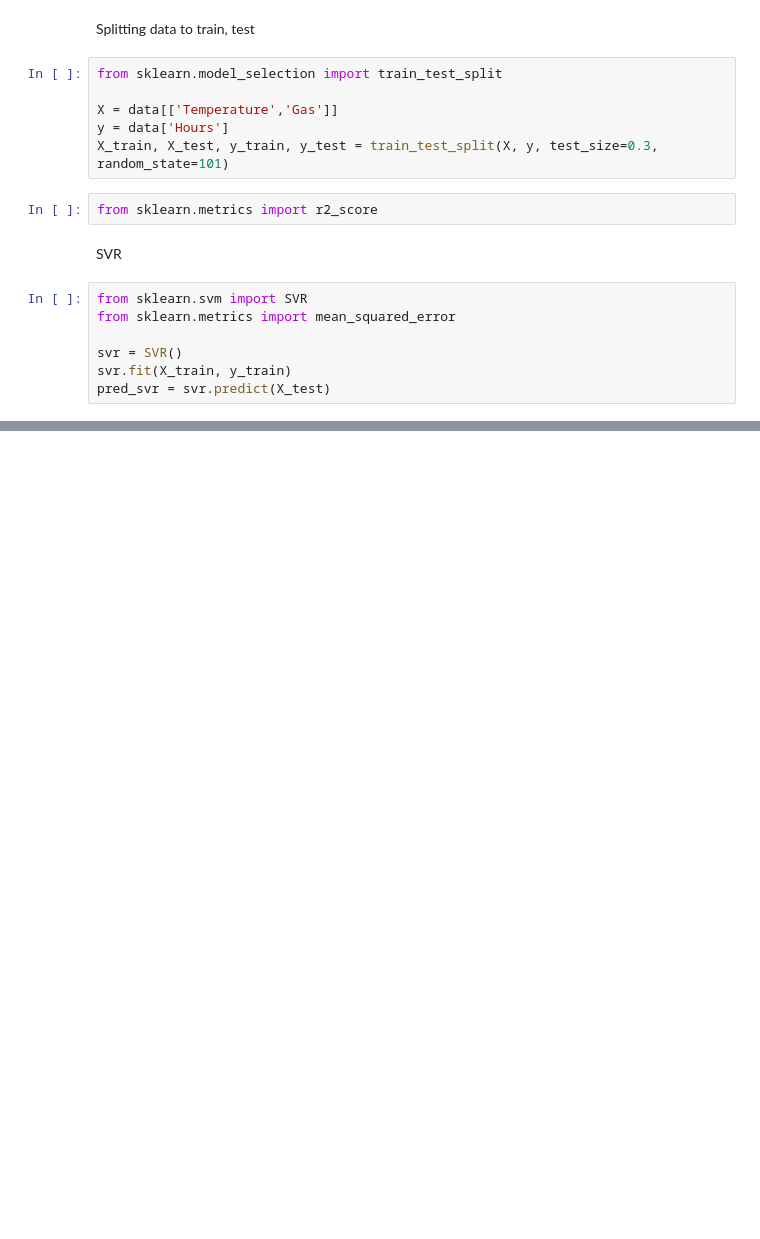
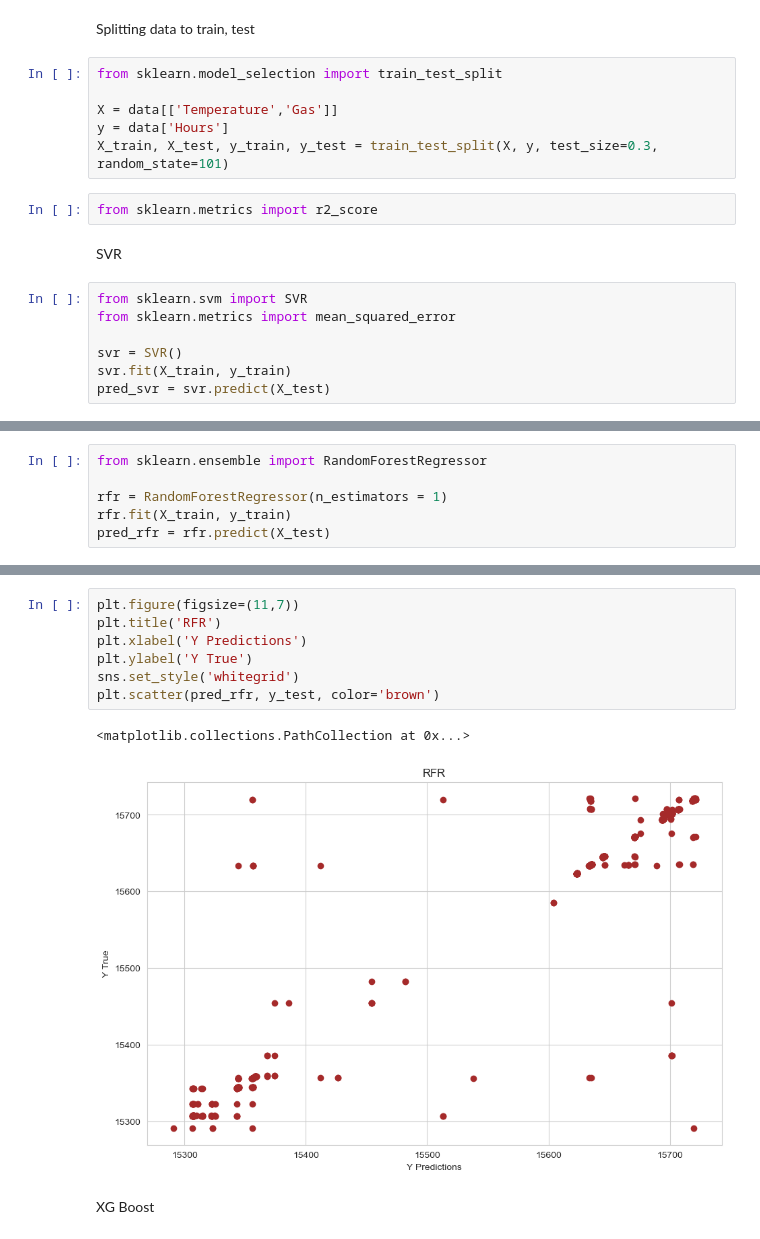
Before and after one commit to nuelScript/ehtylene_model, a Jupyter notebook: model.ipynb, the cells around one changed output, grey strips where cells are left out. Drawn from its saved outputs; the diff is of its cells as text; blank space fills up the shorter version.

```diff
--- a/model.ipynb
+++ b/model.ipynb
@@ -113,0 +141,6 @@ plt.scatter(pred_svr, y_test, color='r')
+# %%
+from sklearn.ensemble import RandomForestRegressor
+
+rfr = RandomForestRegressor(n_estimators = 1)
+rfr.fit(X_train, y_train)
+pred_rfr = rfr.predict(X_test)
@@ -113,0 +153,12 @@ plt.scatter(pred_svr, y_test, color='r')
+# %%
+plt.figure(figsize=(11,7))
+plt.title('RFR')
+plt.xlabel('Y Predictions')
+plt.ylabel('Y True')
+sns.set_style('whitegrid')
+plt.scatter(pred_rfr, y_test, color='brown')
+# %% [output]
+<matplotlib.collections.PathCollection at 0x...>
+[figure, added]
+# %% [markdown]
+XG Boost
```
Also changed, not shown: parts of 14 cells of this notebook.
